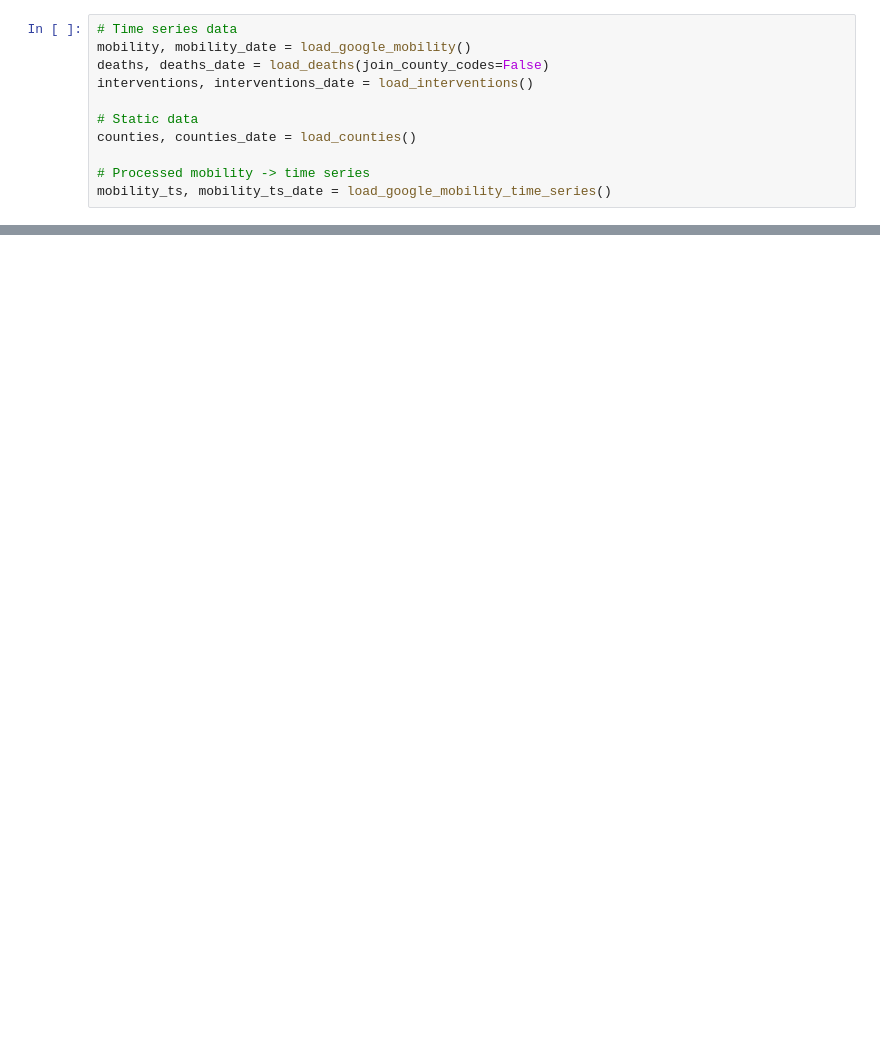
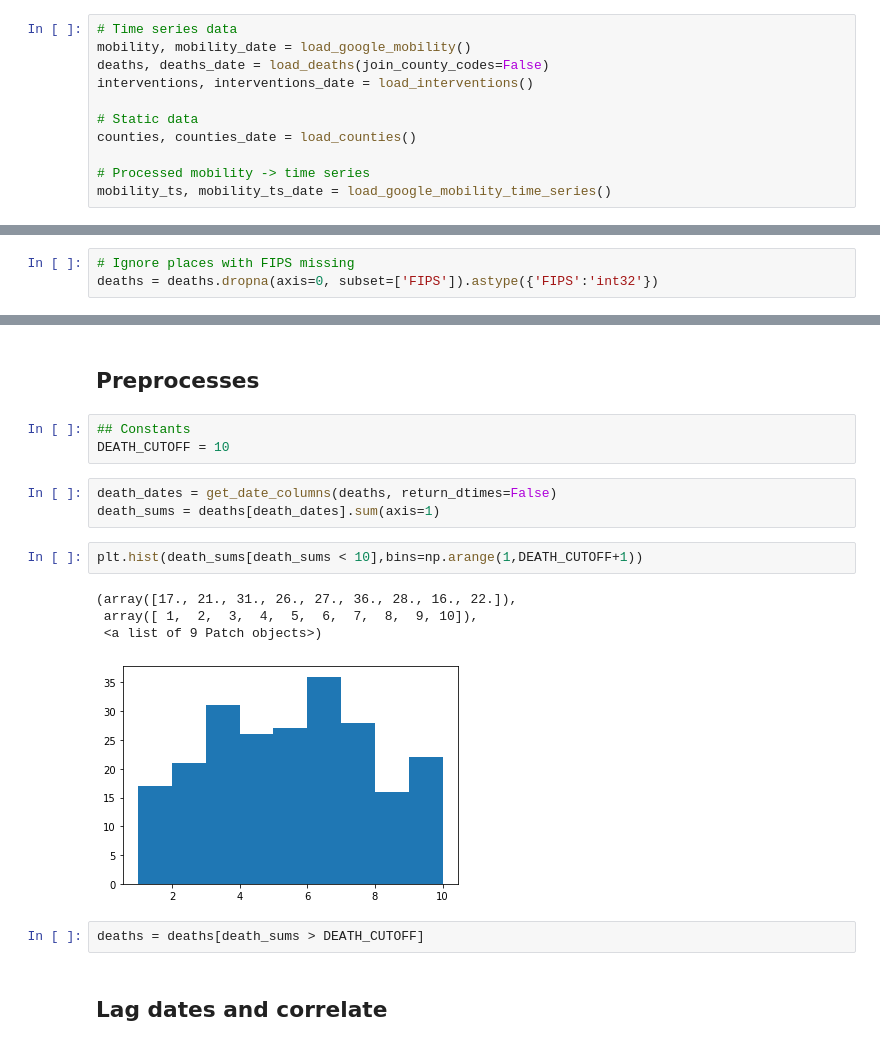
Before and after one commit to jhu-covid-optimization/covid-drivers, a Jupyter notebook: notebooks/3-rp-normalize_deaths_by_mobility.ipynb, the cells around one changed output, grey strips where cells are left out. Saved outputs shown, nothing was run; the diff lists cells and outputs as text; blank space fills up the shorter version.

```diff
--- a/notebooks/3-rp-normalize_deaths_by_mobility.ipynb
+++ b/notebooks/3-rp-normalize_deaths_by_mobility.ipynb
@@ -47,0 +34,3 @@ mobility_ts
+# %%
+# Ignore places with FIPS missing
+deaths = deaths.dropna(axis=0, subset=['FIPS']).astype({'FIPS':'int32'})
@@ -47,0 +44,19 @@ mobility_ts
+# %% [markdown]
+## Preprocesses
+# %%
+## Constants
+DEATH_CUTOFF = 10
+# %%
+death_dates = get_date_columns(deaths, return_dtimes=False)
+death_sums = deaths[death_dates].sum(axis=1)
+# %%
+plt.hist(death_sums[death_sums < 10],bins=np.arange(1,DEATH_CUTOFF+1))
+# %% [output]
+(array([17., 21., 31., 26., 27., 36., 28., 16., 22.]),
+ array([ 1,  2,  3,  4,  5,  6,  7,  8,  9, 10]),
+ <a list of 9 Patch objects>)
+[figure, added]
+# %%
+deaths = deaths[death_sums > DEATH_CUTOFF]
+# %% [markdown]
+## Lag dates and correlate
```
Also changed, not shown: parts of 13 cells of this notebook, 2 other files.
